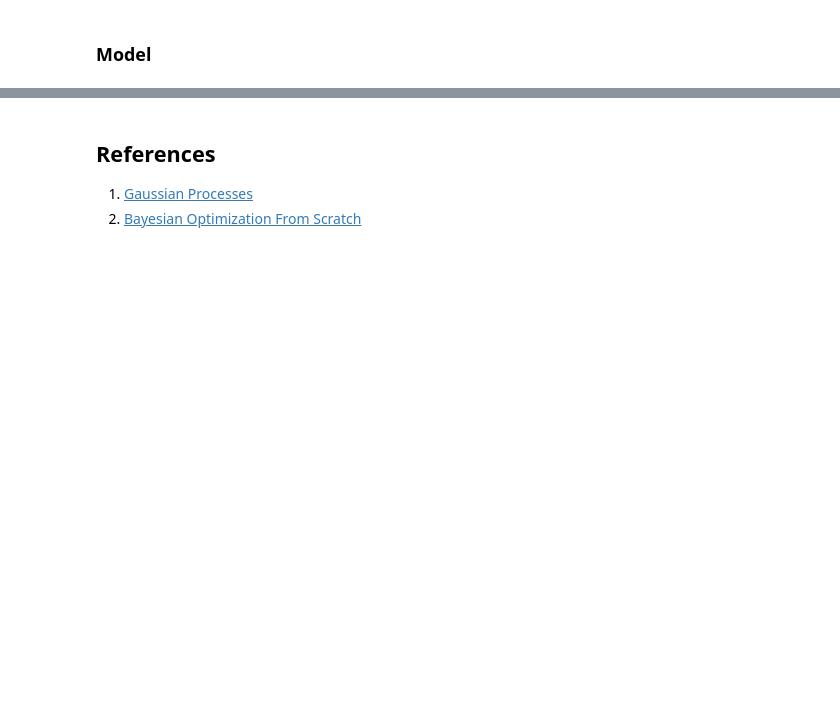
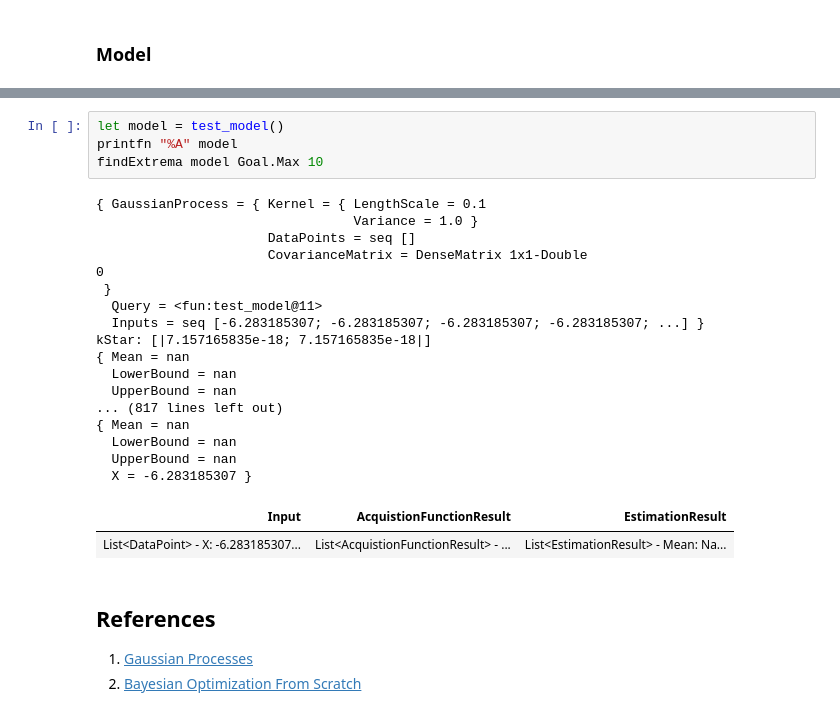
Before and after one commit to MokoSan/Bayesian-Optimization-in-FSharp, a Jupyter notebook: GP_Prototype.ipynb, the cells around one changed output, grey strips where cells are left out. Drawn from its saved outputs; the diff is of its cells as text; blank space fills up the shorter version.

```diff
--- a/GP_Prototype.ipynb
+++ b/GP_Prototype.ipynb
@@ -135,3 +179,27 @@ input.fsx (13,1)-(13,78) parse error Incomplete structured construct at or befor
+# %%
+let model = test_model()
+printfn "%A" model
+findExtrema model Goal.Max 10
+# %% [output]
+{ GaussianProcess = { Kernel = { LengthScale = 0.1
+                                 Variance = 1.0 }
+                      DataPoints = seq []
+                      CovarianceMatrix = DenseMatrix 1x1-Double
+0
+ }
+  Query = <fun:test_model@11>
+  Inputs = seq [-6.283185307; -6.283185307; -6.283185307; -6.283185307; ...] }
+kStar: [|7.157165835e-18; 7.157165835e-18|]
+{ Mean = nan
+  LowerBound = nan
+  UpperBound = nan
+... (817 lines left out)
+{ Mean = nan
+  LowerBound = nan
+  UpperBound = nan
+  X = -6.283185307 }
+| Input | AcquistionFunctionResult | EstimationResult |
+| List<DataPoint> - X: -6.283185307... | List<AcquistionFunctionResult> - ... | List<EstimationResult> - Mean: Na... |
 # %% [markdown]
 ## References
 
```
Also changed, not shown: parts of 13 cells of this notebook, 1 other file.
